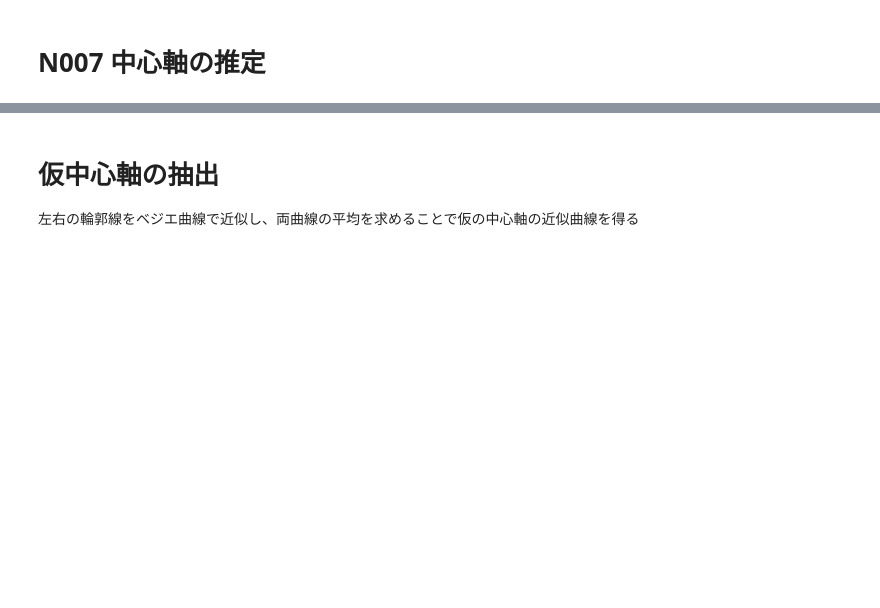
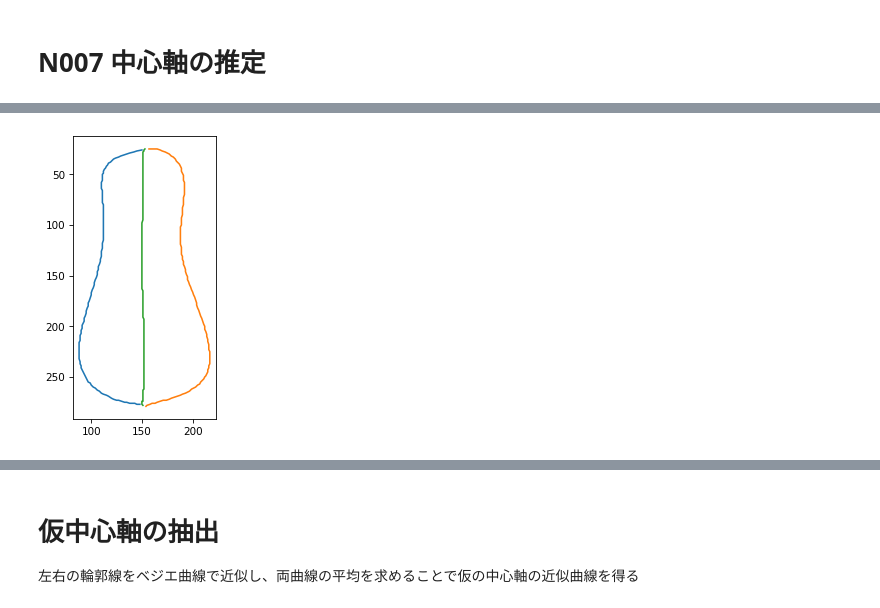
Before and after one commit to iciromaco/RadiShLab, a Jupyter notebook: N008_ベジエ近似の応用２_中心軸の形状記述-Copy1.ipynb, the cells around one changed output, grey strips where cells are left out. Saved outputs shown, nothing was run; the diff lists cells and outputs as text; code cells hidden in the pictures; blank space fills up the shorter version.

```diff
--- a/N007_中心軸の形状記述-Copy1.ipynb
+++ b/N008_ベジエ近似の応用２_中心軸の形状記述-Copy1.ipynb
@@ -39,0 +44,41 @@ imgs = rd.collectimages(NSilF)       # シルエット画像のリスト
+# %%
+# 予め求めてある左右分割のベジエ近似式を読み込む
+fLlist = rd.loadPkl("fLlist.pkl",labhome+"/res") # 左側の近似曲線のリスト
+fRlist = rd.loadPkl("fRlist.pkl",labhome+"/res") # 右側の近似曲線のリスト
+imgs = rd.collectimages(NSilF)  # シルエット画像のリスト
+
+def showAverage(num,n_samples=128,lazy=True,showSamples=False):
+    fl = fLlist[num]
+    fr = fRlist[num]
+    img = imgs[num]
+    fc = (fl+fr)/2
+    if lazy:
+        psl = psr = psc = np.linspace(0,1,n_samples)
+    else:
+        psl = rd.getDenseParameters(fl,n_samples=n_samples,span=1)
+        psr = rd.getDenseParameters(fr,n_samples=n_samples,span=1)
+        psc = rd.getDenseParameters(fc,n_samples=n_samples,span=1)
+    Lpoints = np.array([[int(float(fl[0].subs('t',s))),int(float(fl[1].subs('t',s)))] for s in psl])
+    Rpoints = np.array([[int(float(fr[0].subs('t',s))),int(float(fr[1].subs('t',s)))] for s in psr])
+    Cpoints = np.array([[int(float(fc[0].subs('t',s))),int(float(fc[1].subs('t',s)))] for s in psc])
+    plt.gca().invert_yaxis()
+    plt.gca().set_aspect('equal', adjustable='box') # アスペクト比を１：１に
+    plt.plot(Lpoints[:,0],Lpoints[:,1])
+    plt.plot(Rpoints[:,0],Rpoints[:,1])
+    plt.plot(Cpoints[:,0],Cpoints[:,1])
+    if showSamples:
+        plt.scatter(Lpoints[:,0],Lpoints[:,1])
+        plt.scatter(Rpoints[:,0],Rpoints[:,1])
+        plt.scatter(Cpoints[:,0],Cpoints[:,1])
+
+def showAverageAll():
+    plt.figure(figsize=(10,10),dpi=75)
+    for i in range(3):
+        for j in range(3):
+            plt.subplot(3,3,3*i+j+1)
+            showAverage(3*i+j)
+# %%
+%%time
+plt.figure(figsize=(5,5),dpi=75)
+showAverage(0)
+# %% [output]
@@ -39,0 +87 @@ imgs = rd.collectimages(NSilF)       # シルエット画像のリスト
+[figure, added]
```
Also changed, not shown: parts of 8 cells of this notebook, 2 other files.
